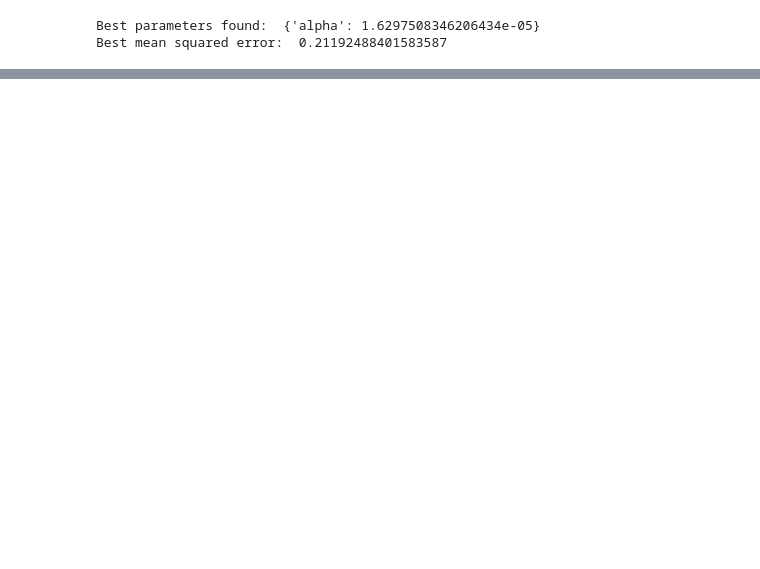
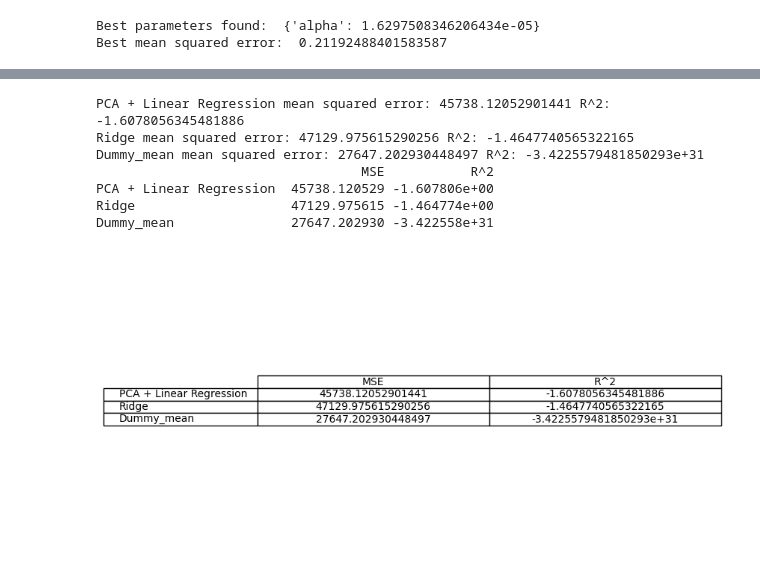
Before and after one commit to LorenzoBonanni/RomeAirbnbAnalysis, a Jupyter notebook: model.ipynb, the cells around one changed output, grey strips where cells are left out. Drawn from its saved outputs; the diff is of its cells as text; code cells hidden in the pictures; blank space fills up the shorter version.

```diff
--- a/model.ipynb
+++ b/model.ipynb
@@ -184,3 +184,6 @@ print("Best mean squared error: ", -grid_search_lasso.best_score_)
 # %% [output]
 Best parameters found:  {'alpha': 1.6297508346206434e-05}
 Best mean squared error:  0.21192488401583587
+# %%
+dummy_reg_mean = DummyRegressor(strategy='mean')
+dummy_reg_mean.fit(X_train, y_train)
@@ -186,0 +263,75 @@ Best mean squared error:  0.21192488401583587
+# %%
+import matplotlib.table as tbl
+
+# Smearing Estimator
+
+# Dictionary to store performance metrics
+performance = {}
+
+# Evaluate performance for PCA + Linear Regression model separately
+model = grid_search_linreg.best_estimator_
+name = "PCA + Linear Regression"
+X_test_transform = pca.transform(X_test)
+predictions = model.predict(X_test_transform)
+
+# Calculate residuals in the log space
+residuals_log = y_test - predictions
+# Compute the smearing factor
+smearing_factor = np.mean(np.exp(residuals_log))
+# Apply the smearing factor to the exponentiated predictions
+y_pred_smeared = smearing_factor * np.exp(predictions)
+
+mse = mean_squared_error(y_pred_smeared, predictions)
+r_squared = r2_score(y_pred_smeared, predictions)
+
+performance[name] = {'MSE': mse, 'R^2': r_squared}
+print(f"{name} mean squared error: {mse}", f"R^2: {r_squared}")
+
+# Dictionary of trained models in the specified order
+trained = {
+    'Ridge': grid_search_ridge.best_estimator_,
+    'Dummy_mean': dummy_reg_mean
+}
+
+# Evaluate performance for each model in 'trained'
+for name, model in trained.items():
+    predictions = model.predict(X_test)
+
+    # Calculate residuals in the log space
+    residuals_log = y_test - predictions
+    # Compute the smearing factor
+    smearing_factor = np.mean(np.exp(residuals_log))
+    # Apply the smearing factor to the exponentiated predictions
+    y_pred_smeared = smearing_factor * np.exp(predictions)
+
+    mse = mean_squared_error(y_pred_smeared, predictions)
+    r_squared = r2_score(y_pred_smeared, predictions)
+
+    performance[name] = {'MSE': mse, 'R^2': r_squared}
+    print(f"{name} mean squared error: {mse}", f"R^2: {r_squared}")
+
+
+# Convert the performance dictionary to a DataFrame
+performance_df = pd.DataFrame(performance).T
+print(performance_df)
+
+# Create a table and save it as an image
+fig, ax = plt.subplots(figsize=(8, 5))  # set size frame
+ax.axis('tight')
+ax.axis('off')
+table = tbl.table(ax, cellText=performance_df.values, colLabels=performance_df.columns, rowLabels=performance_df.index, cellLoc='center', loc='center')
+table.auto_set_font_size(False)
+table.set_fontsize(10)
+table.scale(1, 1)
+
+plt.savefig('model_performance.png', dpi=300, bbox_inches='tight')
+plt.show()
+# %% [output]
+PCA + Linear Regression mean squared error: 45738.12052901441 R^2: -1.6078056345481886
+Ridge mean squared error: 47129.975615290256 R^2: -1.4647740565322165
+Dummy_mean mean squared error: 27647.202930448497 R^2: -3.4225579481850293e+31
+                                  MSE           R^2
+PCA + Linear Regression  45738.120529 -1.607806e+00
+Ridge                    47129.975615 -1.464774e+00
+Dummy_mean               27647.202930 -3.422558e+31
+[figure, added]
```
Also changed, not shown: parts of 15 cells of this notebook.
